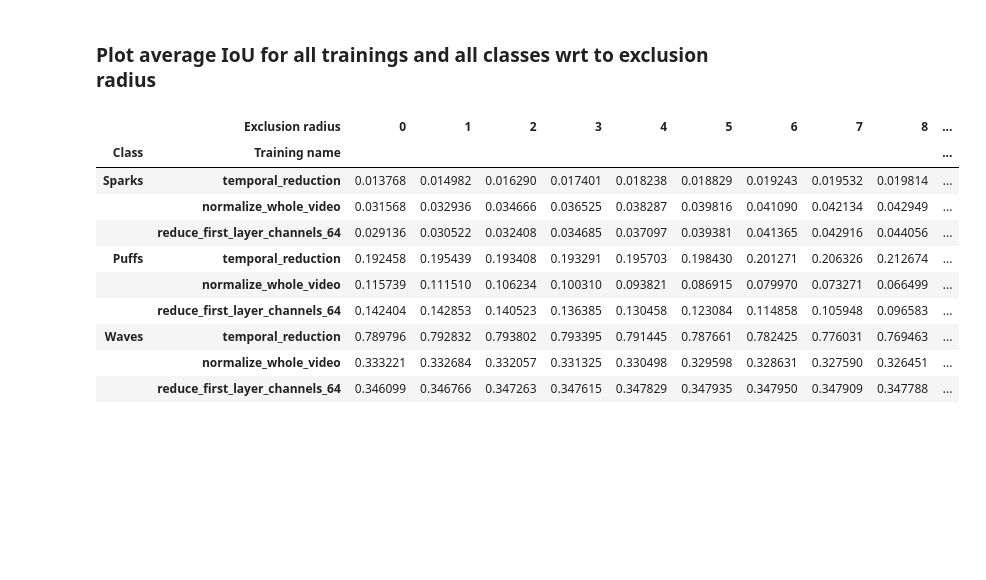
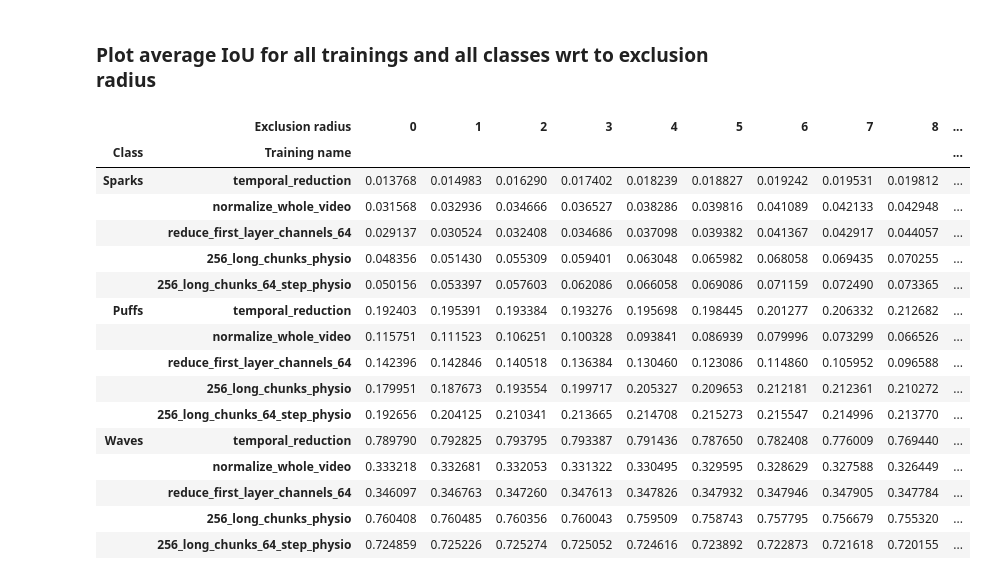
Before and after one commit to dottipr/sparks_project, a Jupyter notebook: sparks/validate UNet trainings.ipynb, the cells around one changed output. Drawn from its saved outputs; the diff is of its cells as text; code cells hidden in the pictures; blank space fills up the shorter version.

```diff
--- a/sparks/validate UNet trainings.ipynb
+++ b/sparks/validate UNet trainings.ipynb
@@ -47,7 +45,9 @@ BASEDIR
 # %%
 training_names = ["temporal_reduction",
                   "normalize_whole_video",
-                  "reduce_first_layer_channels_64"
+                  "reduce_first_layer_channels_64",
+                  "256_long_chunks_physio",
+                  "256_long_chunks_64_step_physio"
                   ]
 
 epoch = 100000
@@ -513,7 +513,7 @@ ious_puffs_avg = {}
 ious_waves_avg = {}
 
 for training_name in training_names:
-    num_videos = len(ious_sparks_all_trainings[name])
+    num_videos = len(ious_sparks_all_trainings[training_name])
 
     ious_sparks_all_video = ious_sparks_all_trainings[training_name] # num videos x num exclusion radius
     ious_puffs_all_video = ious_puffs_all_trainings[training_name]
@@ -536,17 +536,23 @@ data = [*ious_sparks_avg.values(),
 
 df = pd.DataFrame(data, rows, cols)
 # %%
-print(df)
+display(df)
 # %% [output]
 |  | Exclusion radius | 0 | 1 | 2 | 3 | 4 | 5 | 6 | 7 | 8 | ... |
 | Class | Training name |  |  |  |  |  |  |  |  |  | ... |
-| Sparks | temporal_reduction | 0.013768 | 0.014982 | 0.016290 | 0.017401 | 0.018238 | 0.018829 | 0.019243 | 0.019532 | 0.019814 | ... |
-|  | normalize_whole_video | 0.031568 | 0.032936 | 0.034666 | 0.036525 | 0.038287 | 0.039816 | 0.041090 | 0.042134 | 0.042949 | ... |
-|  | reduce_first_layer_channels_64 | 0.029136 | 0.030522 | 0.032408 | 0.034685 | 0.037097 | 0.039381 | 0.041365 | 0.042916 | 0.044056 | ... |
-| Puffs | temporal_reduction | 0.192458 | 0.195439 | 0.193408 | 0.193291 | 0.195703 | 0.198430 | 0.201271 | 0.206326 | 0.212674 | ... |
-|  | normalize_whole_video | 0.115739 | 0.111510 | 0.106234 | 0.100310 | 0.093821 | 0.086915 | 0.079970 | 0.073271 | 0.066499 | ... |
-|  | reduce_first_layer_channels_64 | 0.142404 | 0.142853 | 0.140523 | 0.136385 | 0.130458 | 0.123084 | 0.114858 | 0.105948 | 0.096583 | ... |
-| Waves | temporal_reduction | 0.789796 | 0.792832 | 0.793802 | 0.793395 | 0.791445 | 0.787661 | 0.782425 | 0.776031 | 0.769463 | ... |
-|  | normalize_whole_video | 0.333221 | 0.332684 | 0.332057 | 0.331325 | 0.330498 | 0.329598 | 0.328631 | 0.327590 | 0.326451 | ... |
-|  | reduce_first_layer_channels_64 | 0.346099 | 0.346766 | 0.347263 | 0.347615 | 0.347829 | 0.347935 | 0.347950 | 0.347909 | 0.347788 | ... |
+| Sparks | temporal_reduction | 0.013768 | 0.014983 | 0.016290 | 0.017402 | 0.018239 | 0.018827 | 0.019242 | 0.019531 | 0.019812 | ... |
+|  | normalize_whole_video | 0.031568 | 0.032936 | 0.034666 | 0.036527 | 0.038286 | 0.039816 | 0.041089 | 0.042133 | 0.042948 | ... |
+|  | reduce_first_layer_channels_64 | 0.029137 | 0.030524 | 0.032408 | 0.034686 | 0.037098 | 0.039382 | 0.041367 | 0.042917 | 0.044057 | ... |
+|  | 256_long_chunks_physio | 0.048356 | 0.051430 | 0.055309 | 0.059401 | 0.063048 | 0.065982 | 0.068058 | 0.069435 | 0.070255 | ... |
+|  | 256_long_chunks_64_step_physio | 0.050156 | 0.053397 | 0.057603 | 0.062086 | 0.066058 | 0.069086 | 0.071159 | 0.072490 | 0.073365 | ... |
+| Puffs | temporal_reduction | 0.192403 | 0.195391 | 0.193384 | 0.193276 | 0.195698 | 0.198445 | 0.201277 | 0.206332 | 0.212682 | ... |
+|  | normalize_whole_video | 0.115751 | 0.111523 | 0.106251 | 0.100328 | 0.093841 | 0.086939 | 0.079996 | 0.073299 | 0.066526 | ... |
+|  | reduce_first_layer_channels_64 | 0.142396 | 0.142846 | 0.140518 | 0.136384 | 0.130460 | 0.123086 | 0.114860 | 0.105952 | 0.096588 | ... |
+|  | 256_long_chunks_physio | 0.179951 | 0.187673 | 0.193554 | 0.199717 | 0.205327 | 0.209653 | 0.212181 | 0.212361 | 0.210272 | ... |
+|  | 256_long_chunks_64_step_physio | 0.192656 | 0.204125 | 0.210341 | 0.213665 | 0.214708 | 0.215273 | 0.215547 | 0.214996 | 0.213770 | ... |
+| Waves | temporal_reduction | 0.789790 | 0.792825 | 0.793795 | 0.793387 | 0.791436 | 0.787650 | 0.782408 | 0.776009 | 0.769440 | ... |
+|  | normalize_whole_video | 0.333218 | 0.332681 | 0.332053 | 0.331322 | 0.330495 | 0.329595 | 0.328629 | 0.327588 | 0.326449 | ... |
+|  | reduce_first_layer_channels_64 | 0.346097 | 0.346763 | 0.347260 | 0.347613 | 0.347826 | 0.347932 | 0.347946 | 0.347905 | 0.347784 | ... |
+|  | 256_long_chunks_physio | 0.760408 | 0.760485 | 0.760356 | 0.760043 | 0.759509 | 0.758743 | 0.757795 | 0.756679 | 0.755320 | ... |
+|  | 256_long_chunks_64_step_physio | 0.724859 | 0.725226 | 0.725274 | 0.725052 | 0.724616 | 0.723892 | 0.722873 | 0.721618 | 0.720155 | ... |
 # %%
```
Also changed, not shown: parts of 36 cells of this notebook, 9 other files.
